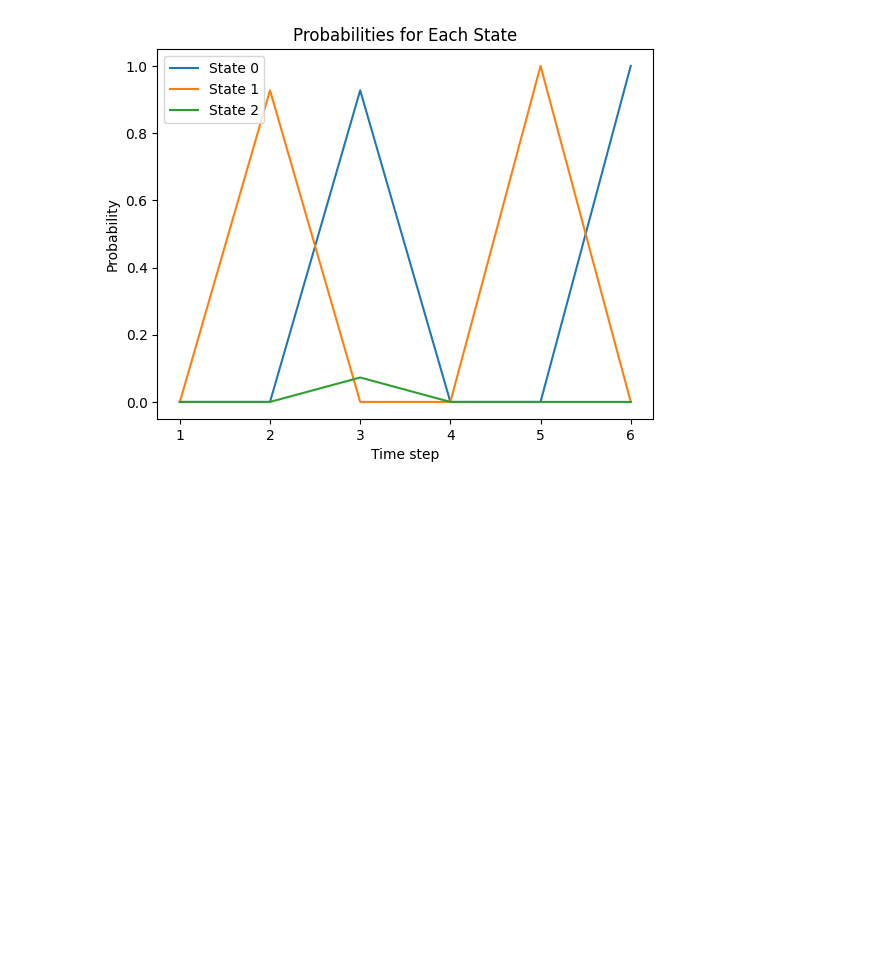
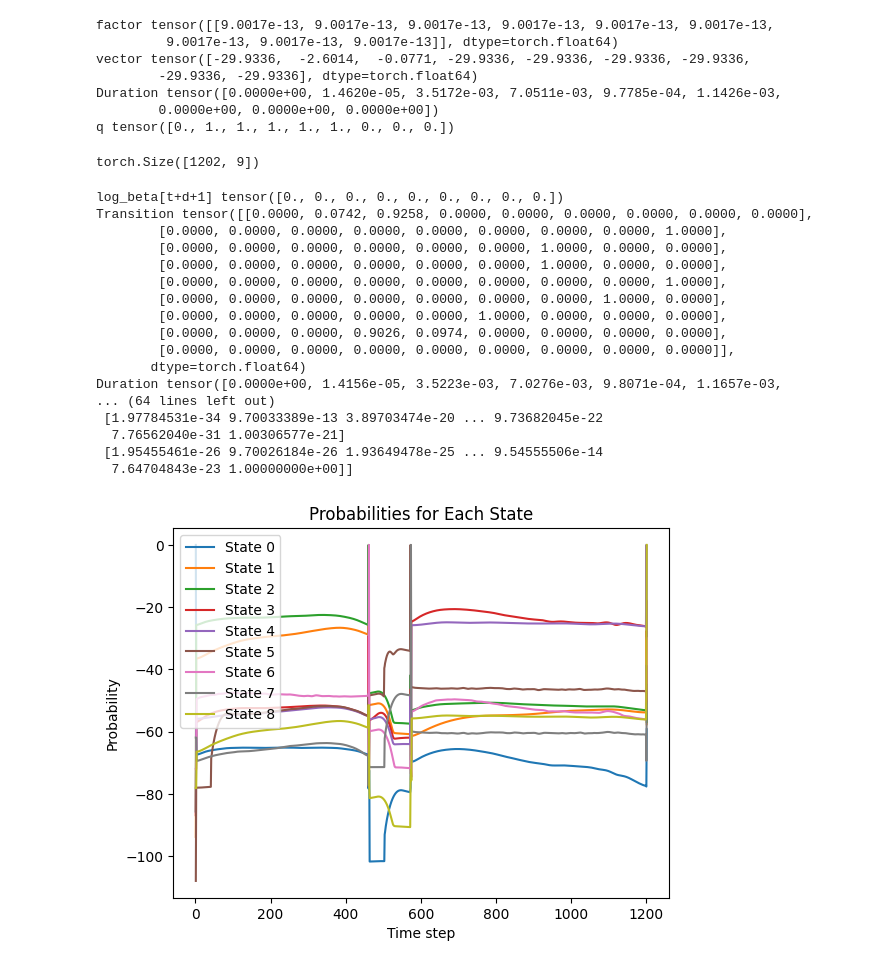
Before and after one commit to jcao0715/hsmm, a Jupyter notebook: synthetic_ex.ipynb, the cells around one changed output. Drawn from its saved outputs; the diff is of its cells as text; code cells hidden in the pictures; blank space fills up the shorter version.

Commit message:
graph in log

```diff
--- a/synthetic_ex.ipynb
+++ b/synthetic_ex.ipynb
@@ -51,15 +60,25 @@ tensor([[0.0000e+00, 0.0000e+00, 0.0000e+00,  ..., 0.0000e+00, 0.0000e+00,
 # %%
-def q_matrix(obs, Observation):
-    return torch.tensor(Observation[:, obs]).requires_grad_(True)
+q3 = torch.tensor([[1], [0], [0]]).repeat(1, 1200) # [[null],[5'],[3']]
+q3[:, 460] = torch.tensor([0, 1, 0]) # 5' site
+q3[:, 572] = torch.tensor([0, 0, 1]) # 3' site
+#q3[:, 590] = torch.tensor([0.4, 0.6, 0]) # 5' site
+print(q3)
+q = torch.zeros(9, q3.shape[1])
+q[1:6] = q3[0, :]
+q[6] = q3[1, :]
+q[7] = q3[2, :]
+start = torch.zeros(9, 1)
+start[0] = 1.0
+end = torch.zeros(9, 1)
+end[-1] = 1.0
+q = torch.cat((start, q, end), dim=1)
 
-q = q_matrix(obs, Observation)
-print(q)
-
+print(q.shape)
 # plot
-time_steps = range(len(obs))
+time_steps = range(len(q[0]))
 plt.figure()
 for state in states:
-    probs = [q[state][i].detach().numpy() for i in range(len(obs))]
+    probs = [q[state][i].detach().numpy() for i in range(len(q[1]))]
     plt.plot(time_steps, probs, label=f"State {state}")
 
 plt.xlabel('Time Step')
@@ -83,11 +96,13 @@ tensor([[1.0000, 1.0000, 1.0000, 1.0000, 1.0000, 1.0000, 1.0000, 1.0000, 1.0000]
 # %%
 def matrix_mult_factor(log_alpha_row, Transition):
     alpha_row = torch.exp(log_alpha_row)
+    alpha_row = alpha_row.to(torch.float64)
     product = alpha_row @ Transition
     factor = torch.sum(product)
     return torch.log(factor)
 
 def matrix_mult_vec(log_alpha_row, Transition):
+    log_alpha_row = log_alpha_row.to(torch.float64)
     result = torch.exp(log_alpha_row)@Transition
     if torch.sum(result) != 0:
         return torch.log(result / torch.sum(result))
@@ -197,8 +272,8 @@ q.grad None
 # %%
-def fb_alg(states, Transition, obs, q, Duration):
-    T = len(obs)
-    alpha = forward(states, Transition, obs, q, Duration)
-    beta = backward(states, Transition, obs, q, Duration)
+def fb_alg(states, Transition, q, Duration):
+    T = len(q[0])
+    alpha = forward(states, Transition, q, Duration)
+    beta = backward(states, Transition, q, Duration)
     fb_probs = alpha * beta
 
     # normalize
@@ -206,17 +281,17 @@ def fb_alg(states, Transition, obs, q, Duration):
     if fb_sum:
         fb_probs = fb_probs / fb_sum
 
-    (fb_probs[2][2]).backward()
+    #(fb_probs[2][2]).backward()
     return fb_probs
 
-fb_probs = fb_alg(states, Transition, obs, q, Duration).detach().numpy()
-print('q.grad:', (q.grad * 100).round().int())
+fb_probs = fb_alg(states, Transition, q, Duration).detach().numpy()
+#print('q.grad:', (q.grad * 100).round().int())
 print(fb_probs)
 
 # plot
 for state in states:
     probs = [fb_probs[t][state] for t in range(len(fb_probs))]
-    plt.plot(range(1, len(fb_probs) + 1), probs, label=f'State {state}')
+    plt.plot(range(1, len(fb_probs) + 1), np.log(probs), label=f'State {state}')
 
 plt.xlabel('Time step')
 plt.ylabel('Probability')
@@ -236 +313,26 @@ q.grad: tensor([[  0,   0,  -7,   0,   0,   0],
+factor tensor([[9.0017e-13, 9.0017e-13, 9.0017e-13, 9.0017e-13, 9.0017e-13, 9.0017e-13,
+         9.0017e-13, 9.0017e-13, 9.0017e-13]], dtype=torch.float64)
+vector tensor([-29.9336,  -2.6014,  -0.0771, -29.9336, -29.9336, -29.9336, -29.9336,
+        -29.9336, -29.9336], dtype=torch.float64)
+Duration tensor([0.0000e+00, 1.4620e-05, 3.5172e-03, 7.0511e-03, 9.7785e-04, 1.1426e-03,
+        0.0000e+00, 0.0000e+00, 0.0000e+00])
+q tensor([0., 1., 1., 1., 1., 1., 0., 0., 0.])
+torch.Size([1202, 9])
+log_beta[t+d+1] tensor([0., 0., 0., 0., 0., 0., 0., 0., 0.])
+Transition tensor([[0.0000, 0.0742, 0.9258, 0.0000, 0.0000, 0.0000, 0.0000, 0.0000, 0.0000],
+        [0.0000, 0.0000, 0.0000, 0.0000, 0.0000, 0.0000, 0.0000, 0.0000, 1.0000],
+        [0.0000, 0.0000, 0.0000, 0.0000, 0.0000, 0.0000, 1.0000, 0.0000, 0.0000],
+        [0.0000, 0.0000, 0.0000, 0.0000, 0.0000, 0.0000, 1.0000, 0.0000, 0.0000],
+        [0.0000, 0.0000, 0.0000, 0.0000, 0.0000, 0.0000, 0.0000, 0.0000, 1.0000],
+        [0.0000, 0.0000, 0.0000, 0.0000, 0.0000, 0.0000, 0.0000, 1.0000, 0.0000],
+        [0.0000, 0.0000, 0.0000, 0.0000, 0.0000, 1.0000, 0.0000, 0.0000, 0.0000],
+        [0.0000, 0.0000, 0.0000, 0.9026, 0.0974, 0.0000, 0.0000, 0.0000, 0.0000],
+        [0.0000, 0.0000, 0.0000, 0.0000, 0.0000, 0.0000, 0.0000, 0.0000, 0.0000]],
+       dtype=torch.float64)
+Duration tensor([0.0000e+00, 1.4156e-05, 3.5223e-03, 7.0276e-03, 9.8071e-04, 1.1657e-03,
+... (64 lines left out)
+ [1.97784531e-34 9.70033389e-13 3.89703474e-20 ... 9.73682045e-22
+  7.76562040e-31 1.00306577e-21]
+ [1.95455461e-26 9.70026184e-26 1.93649478e-25 ... 9.54555506e-14
+  7.64704843e-23 1.00000000e+00]]
-[figure, old version]
+[figure, new version]
```
Also changed, not shown: parts of 6 cells of this notebook, 4 other files.
